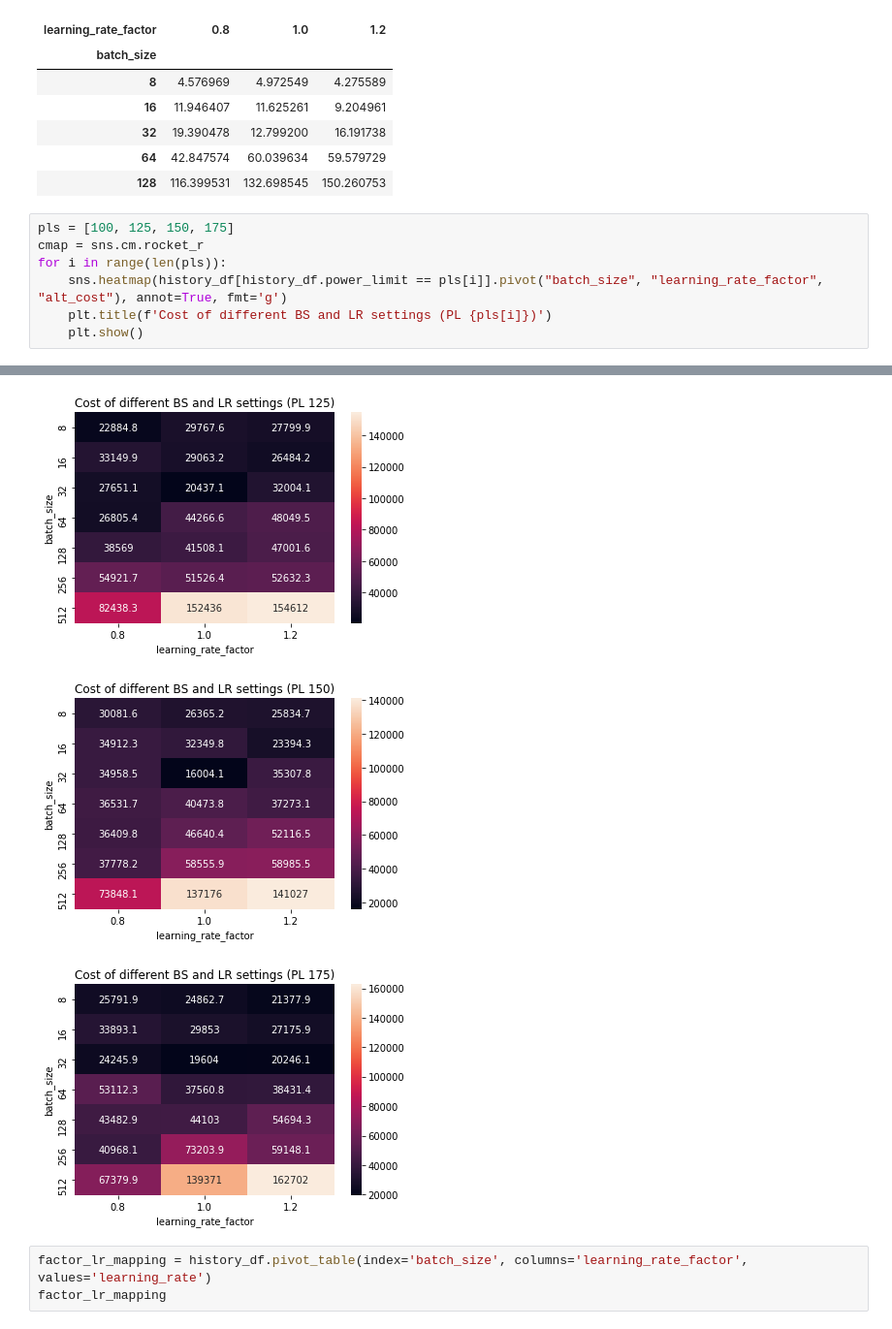
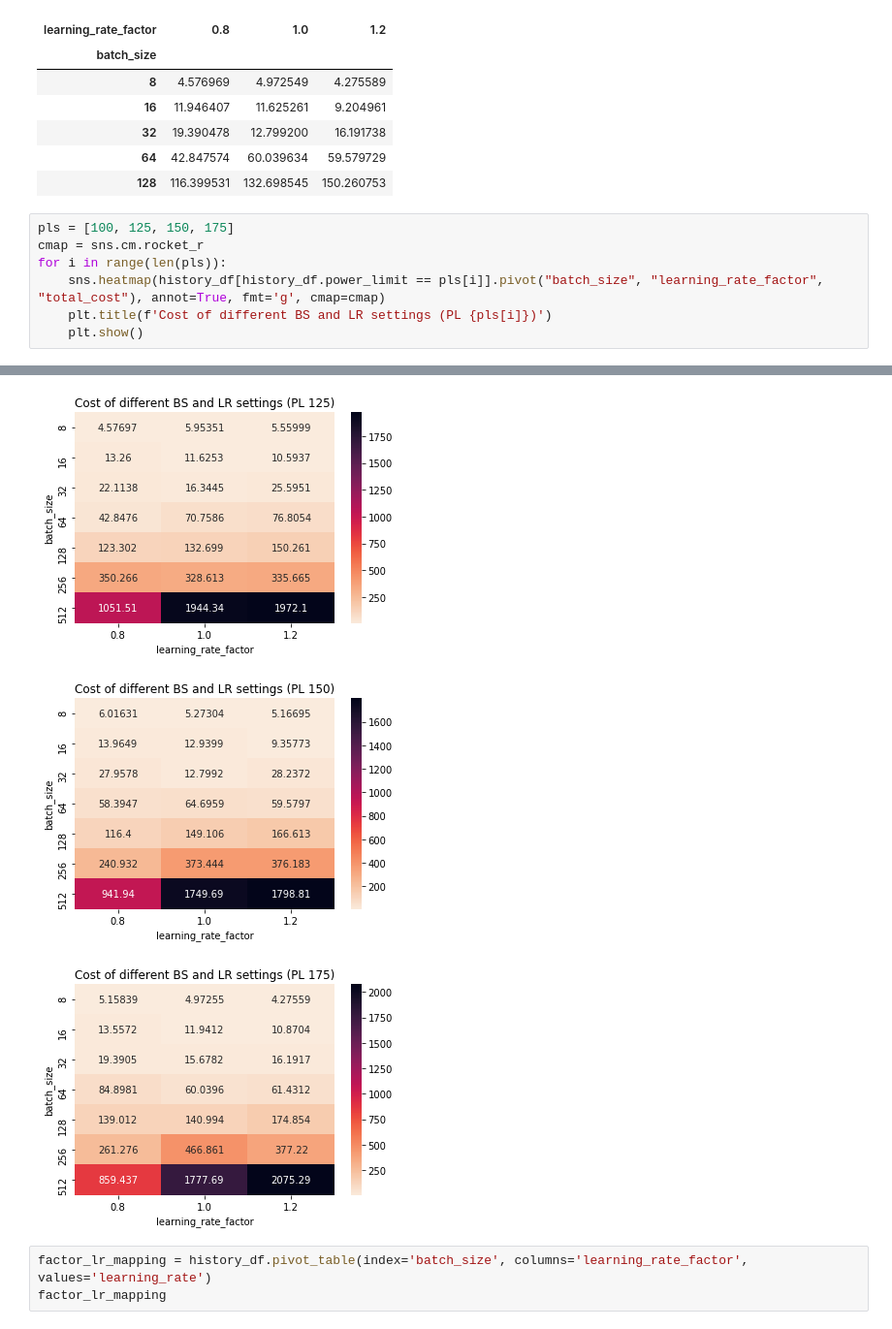
Before and after one commit to matchaginseng/automatic-bassoon, a Jupyter notebook: plots/lr_profiler_sweep.ipynb, the cells around one changed output, grey strips where cells are left out. Shown at 97% size. Drawn from its saved outputs; the diff is of its cells as text.

```diff
--- a/plots/lr_profiler_sweep.ipynb
+++ b/plots/lr_profiler_sweep.ipynb
@@ -58,7 +58,7 @@ pl100 = history_df[history_df.power_limit == 150]
 pls = [100, 125, 150, 175]
 cmap = sns.cm.rocket_r
 for i in range(len(pls)):
-    sns.heatmap(history_df[history_df.power_limit == pls[i]].pivot("batch_size", "learning_rate_factor", "alt_cost"), annot=True, fmt='g')
+    sns.heatmap(history_df[history_df.power_limit == pls[i]].pivot("batch_size", "learning_rate_factor", "total_cost"), annot=True, fmt='g', cmap=cmap)
     plt.title(f'Cost of different BS and LR settings (PL {pls[i]})')
     plt.show()
 # %% [output]
@@ -66,6 +66,6 @@ for i in range(len(pls)):
-[figure, old version]
+[figure, new version]
-[figure, old version]
+[figure, new version]
-[figure, old version]
+[figure, new version]
 # %%
 factor_lr_mapping = history_df.pivot_table(index='batch_size', columns='learning_rate_factor', values='learning_rate')
 factor_lr_mapping
```
Also changed, not shown: parts of 6 cells of this notebook.
